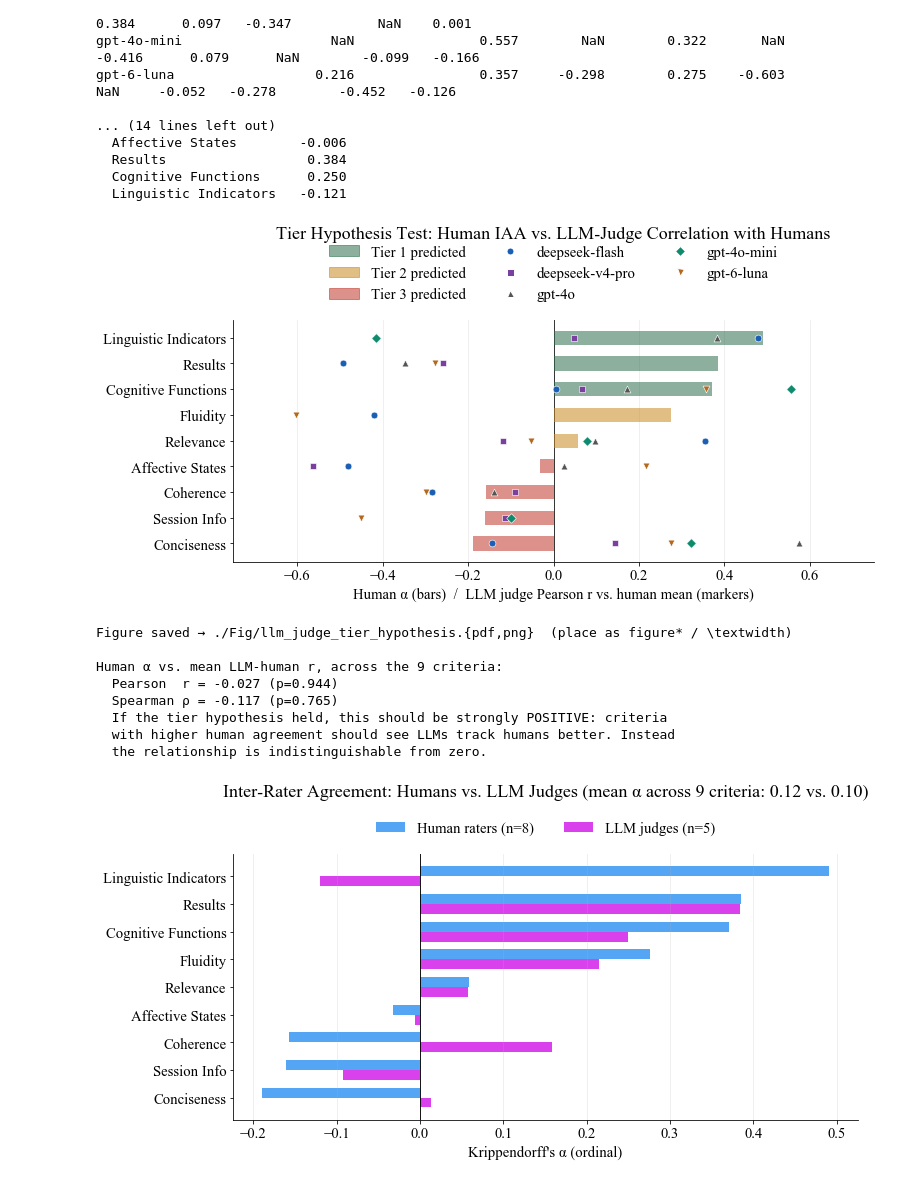
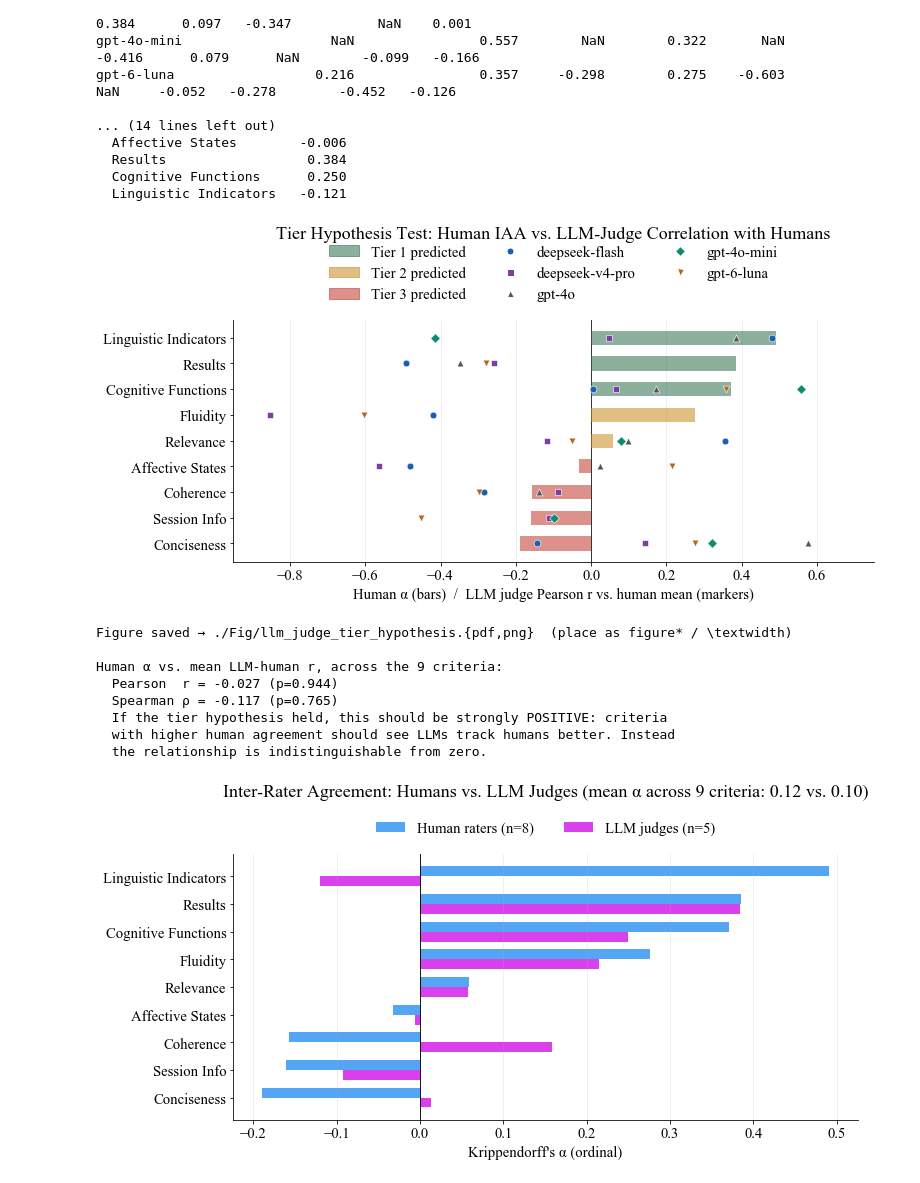
Before and after one commit to yongxin2020/clinical-nlg-human-eval, a Jupyter notebook: code/eval_results.ipynb, the cells around one changed output. Saved outputs shown, nothing was run; the diff lists cells and outputs as text; code cells hidden in the pictures.

```diff
--- a/code/eval_results.ipynb
+++ b/code/eval_results.ipynb
@@ -435,31 +395,3 @@ Cognitive Functions       40  3.48  1.09
 Linguistic Indicators     40  3.55  1.41
 [figure]
 Figure saved → ./Fig/rating_distribution_per_criterion.{pdf,png}  (place as figure* / \textwidth)
-# %%
-# ── Line plot: per-criterion alpha for all three groups ───────────────────────
-# Placed as a full-width figure* in LaTeX (9 criteria need the extra width to stay legible).
-group_cols  = ["Cross_all", "Cross_therapists", "Cross_students"]
-group_titles = ["All evaluators", "Therapists only", "Students only"]
-
-FIG_W = 12
-fs = paper_fontsizes(FIG_W, placed_width_in=TEXT_WIDTH_IN)
-fig2, ax2 = plt.subplots(figsize=(FIG_W, 5.5), facecolor="white")
-x = np.arange(len(criteria_labels))
-for col, label, color in zip(group_cols, group_titles, ["#555555", "#429bf4", "#d42cea"]):
-    ax2.plot(x, df_per_criterion[col].values, marker="o", label=label,
-             color=color, linewidth=1.8)
-
-ax2.axhline(0,    color="gray",   linestyle="--", linewidth=0.8)
-ax2.axhline(0.67, color="orange", linestyle=":",  linewidth=1.4, label="Acceptable threshold (α = 0.67)")
-ax2.set_xticks(x)
-ax2.set_xticklabels(criteria_labels.values(), rotation=25, ha="right", fontsize=fs["tick"])
-ax2.tick_params(axis="y", labelsize=fs["tick"])
-ax2.set_ylabel("Krippendorff's α", fontsize=fs["label"])
-ax2.set_title("Per-Criterion IAA by Evaluator Group (cross-survey)", fontsize=fs["title"], pad=fs["title"] * 2.5)
-ax2.legend(fontsize=fs["legend"], frameon=False, loc="lower center",
-           bbox_to_anchor=(0.5, 1.02), ncol=4)
-ax2.grid(axis="y", alpha=0.3)
-plt.tight_layout()
-savefig_for_paper(fig2, "./Fig/IAA_per_criterion_lineplot")
-plt.show()
-print("Figure saved → ./Fig/IAA_per_criterion_lineplot.{pdf,png}  (place as figure* / \\textwidth)")
@@ -1064,7 +945,7 @@ ax4.axvline(0, color="black", linewidth=0.9, zorder=1)
 ax4.set_yticks(y)
 ax4.set_yticklabels(order, fontsize=fs["tick"])
 ax4.invert_yaxis()
-ax4.set_xlim(-0.75, 0.75)
+ax4.set_xlim(-0.95, 0.75)
 ax4.set_xlabel("Human α (bars)  /  LLM judge Pearson r vs. human mean (markers)", fontsize=fs["label"])
 ax4.tick_params(axis="x", labelsize=fs["tick"])
 ax4.set_title("Tier Hypothesis Test: Human IAA vs. LLM-Judge Correlation with Humans",
@@ -1083,34 +964,34 @@ ax4.legend(handles=tier_handles + judge_handles, fontsize=fs["legend"], frameon=
 
 plt.tight_layout()
 savefig_for_paper(fig4, "./Fig/llm_judge_tier_hypothesis")
 plt.show()
 print("Figure saved → ./Fig/llm_judge_tier_hypothesis.{pdf,png}  (place as figure* / \\textwidth)")
 
 # ── Does human IAA predict LLM-human agreement? ──────────────────────────────
 # Rather than forcing each criterion into a binary "tier prediction correct/
 # incorrect" bucket (which requires guessing a specific predicted sign for
 # Tier 2/3, when the tier definitions in the paper only commit to a clear
 # directional prediction for Tier 1), test the hypothesis directly: if human
 # IAA predicts LLM-as-judge feasibility, criteria with higher human alpha
 # should show higher (mean, across judges) LLM-human correlation. This is a
 # single continuous-variable test with no arbitrary thresholds.
 from scipy.stats import spearmanr as _spearmanr
 
 mean_llm_r_by_criterion = df_llm_human_corr[order].mean(axis=0)  # mean across judges, per criterion
 x_alpha = [human_alpha_by_criterion[c] for c in order]
 y_mean_r = [mean_llm_r_by_criterion[c] for c in order]
 
 tier_hyp_pearson_r, tier_hyp_pearson_p = pearsonr(x_alpha, y_mean_r)
 tier_hyp_spearman_r, tier_hyp_spearman_p = _spearmanr(x_alpha, y_mean_r)
 
 print(f"\nHuman α vs. mean LLM-human r, across the 9 criteria:")
 print(f"  Pearson  r = {tier_hyp_pearson_r:+.3f} (p={tier_hyp_pearson_p:.3f})")
 print(f"  Spearman ρ = {tier_hyp_spearman_r:+.3f} (p={tier_hyp_spearman_p:.3f})")
 print(f"  If the tier hypothesis held, this should be strongly POSITIVE: criteria")
 print(f"  with higher human agreement should see LLMs track humans better. Instead")
 print(f"  the relationship is indistinguishable from zero.")
 # %% [output]
-[figure, old version]
+[figure, new version]
 Figure saved → ./Fig/llm_judge_tier_hypothesis.{pdf,png}  (place as figure* / \textwidth)
 
 Human α vs. mean LLM-human r, across the 9 criteria:
```
Also changed, not shown: parts of 6 cells of this notebook, 11 other files.
